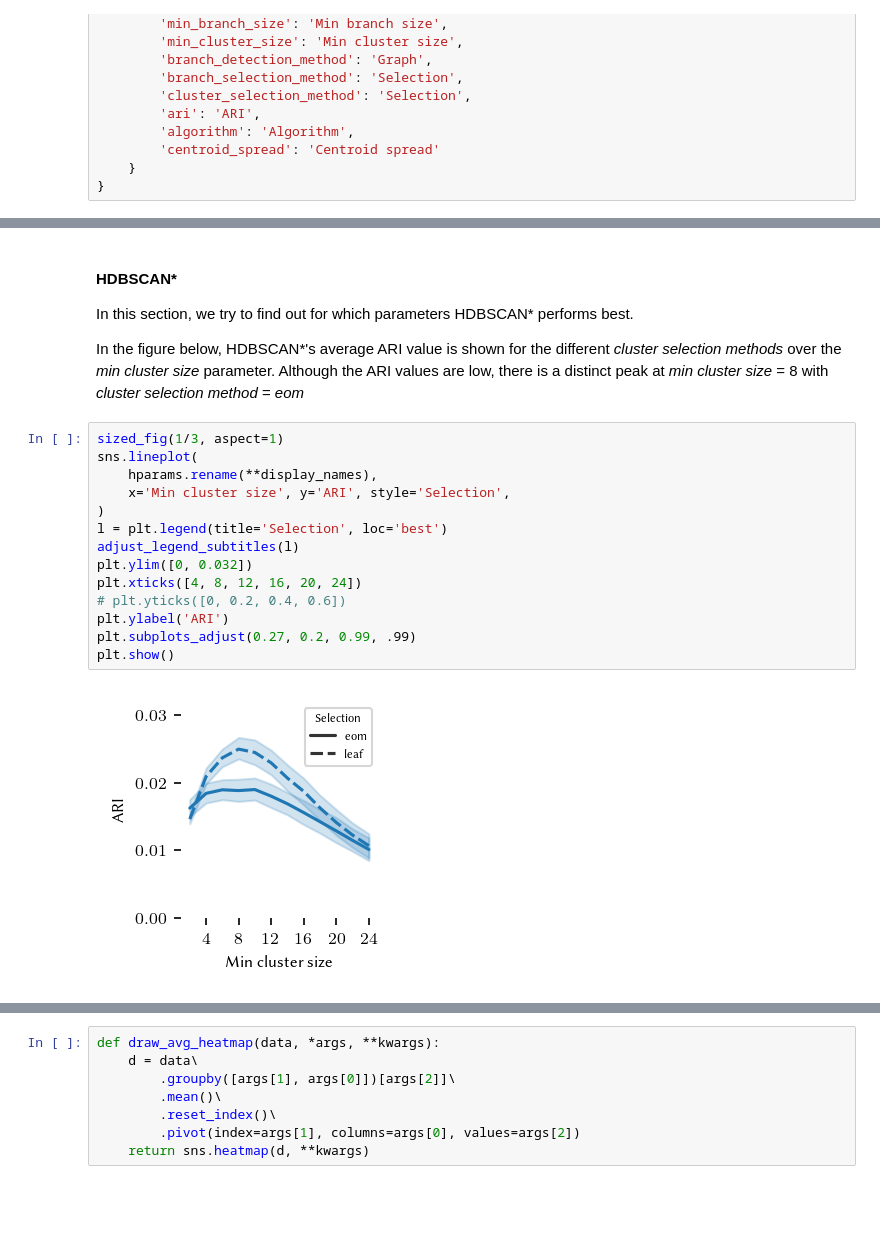
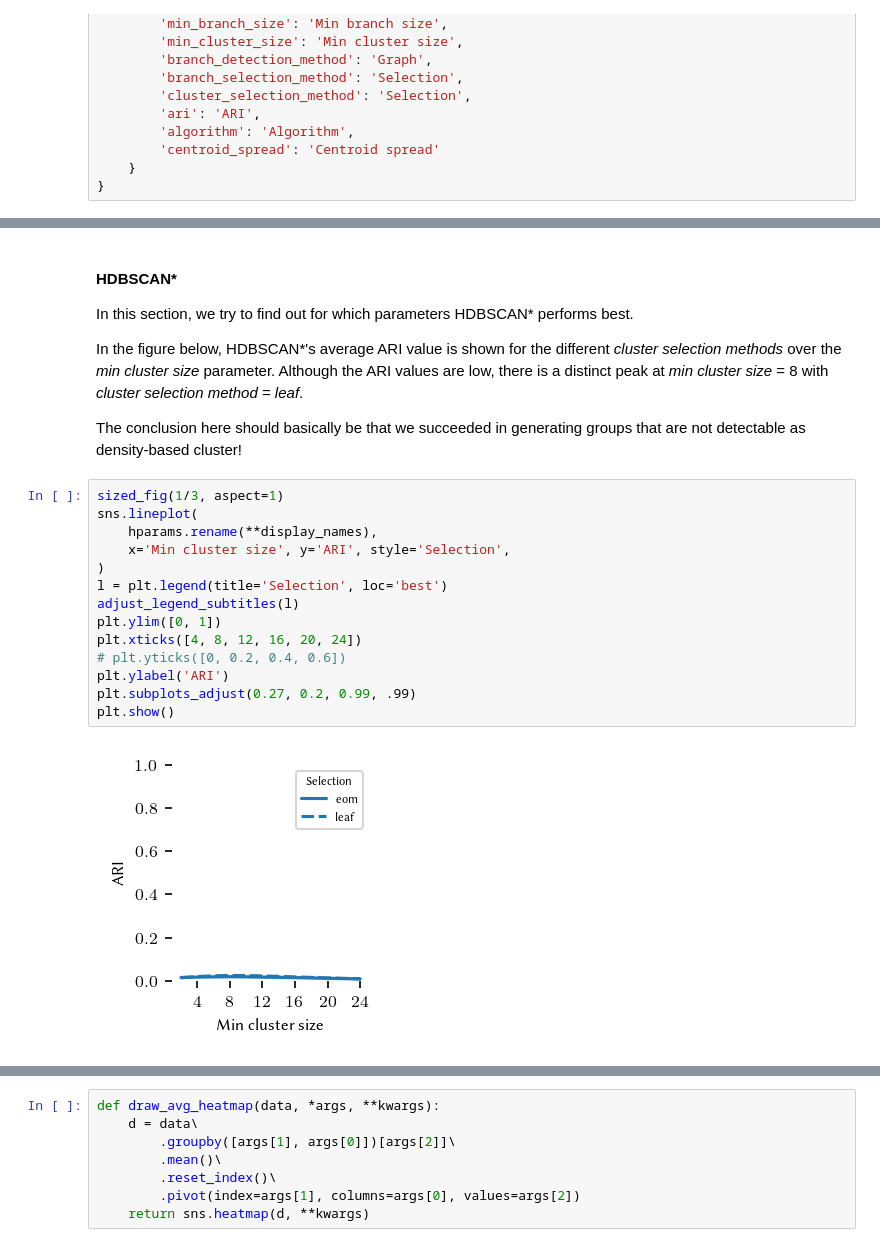
Before and after one commit to vda-lab/pyflasc, a Jupyter notebook: notebooks/Comparison_branch_stability.ipynb, the cells around one changed output, grey strips where cells are left out. Cells and saved outputs as stored; diff of their text form; blank space fills up the shorter version.

Commit message:
change eccentricity; add plots classes; fix hierarchy simplification; bump version to already match text; re-run notebooks;

```diff
--- a/notebooks/Comparison_branch_stability.ipynb
+++ b/notebooks/Comparison_branch_stability.ipynb
@@ -539,23 +684,27 @@ best.
 
 In the figure below, HDBSCAN\*'s average ARI value is shown for the different
 *cluster selection methods* over the *min cluster size* parameter. Although the
-ARI values are low, there is a distinct peak at *min cluster size* = 8 with *cluster selection method* = *eom*
+ARI values are low, there is a distinct peak at *min cluster size* = 8 with
+*cluster selection method* = *leaf*.
+
+The conclusion here should basically be that we succeeded in generating groups
+that are not detectable as density-based cluster!
 # %%
 sized_fig(1/3, aspect=1)
 sns.lineplot(
     hparams.rename(**display_names),
     x='Min cluster size', y='ARI', style='Selection',
 )
 l = plt.legend(title='Selection', loc='best')
 adjust_legend_subtitles(l)
-plt.ylim([0, 0.032])
+plt.ylim([0, 1])
 plt.xticks([4, 8, 12, 16, 20, 24])
 # plt.yticks([0, 0.2, 0.4, 0.6])
 plt.ylabel('ARI')
 plt.subplots_adjust(0.27, 0.2, 0.99, .99)
 plt.show()
 # %% [output]
-[figure, old version]
+[figure, new version]
 # %% [markdown]
 ### Visualize labeling
 
```
Also changed, not shown: parts of 47 cells of this notebook, 59 other files.
